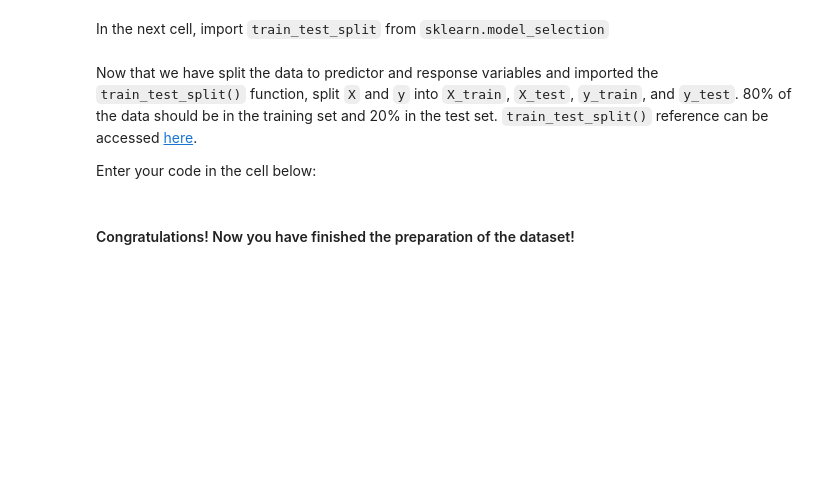
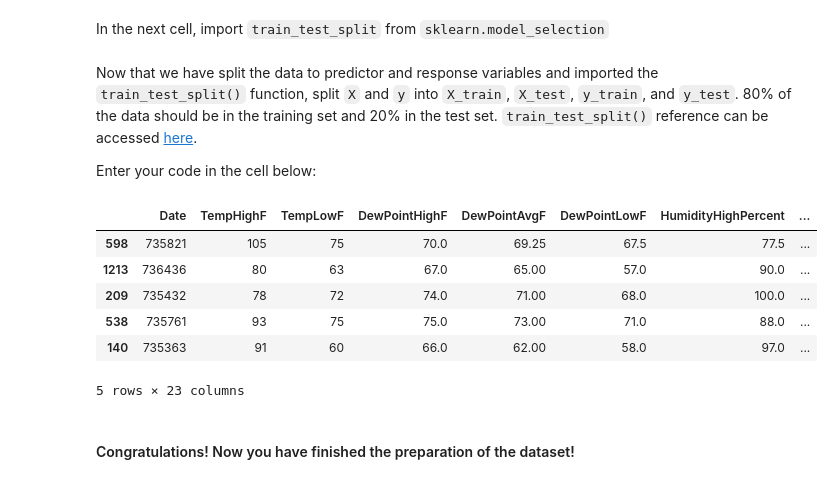
Before and after one commit to alvaro-saez/dataptmad1121_labs, a Jupyter notebook: module-3/intro-to-ml/your-code/[intro-to-ml] Alvaro Saez.ipynb, the cells around one changed output. Saved outputs shown, nothing was run; the diff lists cells and outputs as text; code cells hidden in the pictures; blank space fills up the shorter version.

```diff
--- a/module-3/intro-to-ml/your-code/[intro-to-ml] Alvaro Saez.ipynb
+++ b/module-3/intro-to-ml/your-code/[intro-to-ml] Alvaro Saez.ipynb
@@ -581,2 +575,29 @@ In the next cell, assign the `TempAvgF` column to `y` and the remaining columns
+# %%
+# Your code here:
+X_columns = ['Date',
+ 'TempHighF',
+ 'TempLowF',
+ 'DewPointHighF',
+ 'DewPointAvgF',
+ 'DewPointLowF',
+ 'HumidityHighPercent',
+ 'HumidityAvgPercent',
+ 'HumidityLowPercent',
+ 'SeaLevelPressureHighInches',
+ 'SeaLevelPressureAvgInches',
+ 'SeaLevelPressureLowInches',
+ 'VisibilityHighMiles',
+ 'VisibilityAvgMiles',
+ 'VisibilityLowMiles',
+ 'WindHighMPH',
+ 'WindAvgMPH',
+ 'WindGustMPH',
+ 'Snow',
+ 'Fog',
+ 'Rain',
+ 'Thunderstorm',
+ 'no event']
+y = austin_fixed_with_dum["TempAvgF"]
+X = austin_fixed_with_dum[X_columns]
 # %% [markdown]
 In the next cell, import `train_test_split` from `sklearn.model_selection`
@@ -592,3 +611,16 @@ Enter your code in the cell below:
+# %%
+#Your code here:
+X_train, X_test, y_train, y_test = train_test_split(X, y, test_size=0.2, random_state=42)
+# %%
+X_train.head()
+# %% [output]
+|  | Date | TempHighF | TempLowF | DewPointHighF | DewPointAvgF | DewPointLowF | HumidityHighPercent | ... |
+| 598 | 735821 | 105 | 75 | 70.0 | 69.25 | 67.5 | 77.5 | ... |
+| 1213 | 736436 | 80 | 63 | 67.0 | 65.00 | 57.0 | 90.0 | ... |
+| 209 | 735432 | 78 | 72 | 74.0 | 71.00 | 68.0 | 100.0 | ... |
+| 538 | 735761 | 93 | 75 | 75.0 | 73.00 | 71.0 | 88.0 | ... |
+| 140 | 735363 | 91 | 60 | 66.0 | 62.00 | 58.0 | 97.0 | ... |
+5 rows × 23 columns
 # %% [markdown]
 #### Congratulations! Now you have finished the preparation of the dataset!
 # %% [markdown]
```
Also changed, not shown: parts of 18 cells of this notebook.
